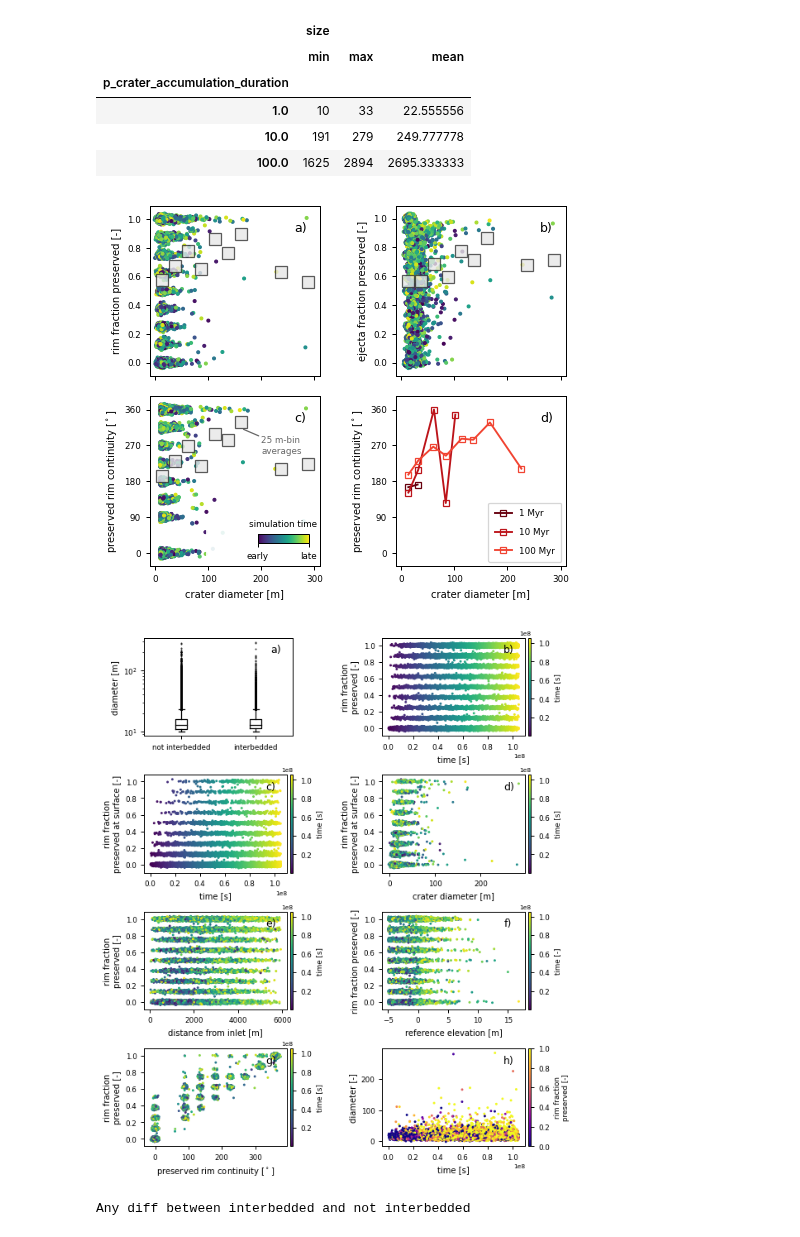
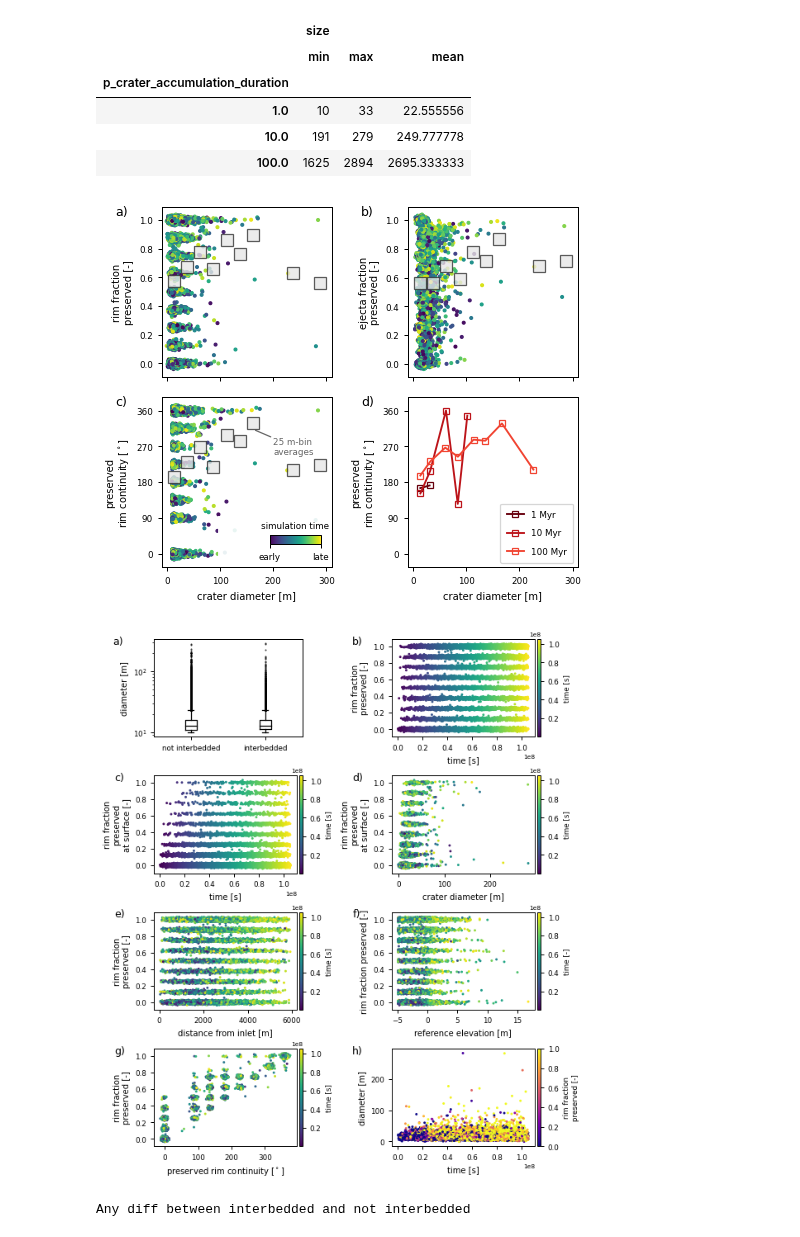
Before and after one commit to amoodie/paper_resources, a Jupyter notebook: Moodie_marscraterreworking/analysis/crater_analysis.ipynb, the cells around one changed output. Saved outputs shown, nothing was run; the diff lists cells and outputs as text; code cells hidden in the pictures.

```diff
--- a/Moodie_marscraterreworking/analysis/crater_analysis.ipynb
+++ b/Moodie_marscraterreworking/analysis/crater_analysis.ipynb
@@ -1177,10 +1192,10 @@ circ = patches.Circle(
     edgecolor='k', facecolor='none', linestyle='-')
 topleft_axs[0].add_patch(circ)
 circ = patches.Arc(
-    (1010, 530), 120, 120, 0, 10, 260,
+    (1010, 530), width=120, height=120, angle=0, theta1=10, theta2=260,
     edgecolor='k', facecolor='none', linestyle='-', lw=3)
 circ2 = patches.Arc(
-    (1010, 530), 120, 120, 0, 260, 10,
+    (1010, 530), width=120, height=120, angle=0, theta1=260, theta2=10,
     edgecolor='k', facecolor='none', linestyle='--', lw=1.5)
 topright_ax.add_patch(circ)
 topright_ax.add_patch(circ2)
@@ -1555,20 +1570,20 @@ print(f"mean channel depth is {np.mean(np.hstack([proximal_depths, distal_depths
 mean channel width is 118 +- 68
 mean channel depth is 7 +- 3
 # %%
-strat.register_section('strike', dm.section.StrikeSection(distance=180))
-strat.register_section('circ', dm.section.CircularSection(radius=3000))
-strat.register_section('bound', dm.section.CircularSection(radius=1400, origin_idx=(0, cube.shape[2]//2)))
+csfd_strat.register_section('strike', dm.section.StrikeSection(distance=180))
+csfd_strat.register_section('circ', dm.section.CircularSection(radius=3000))
+csfd_strat.register_section('bound', dm.section.CircularSection(radius=1400, origin_idx=(0, csfd_strat.shape[2]//2)))
 
 ls = LightSource(azdeg=315, altdeg=45)
-hs = ls.hillshade(np.array(cube['eta'][-1, :, :]).squeeze(), vert_exag=2, dx=10, dy=10)
+hs = ls.hillshade(np.array(csfd_cube['eta'][-1, :, :]).squeeze(), vert_exag=2, dx=10, dy=10)
 
 fig = plt.figure(dpi=90)
 ax0 = fig.add_axes([0.1, 0.55, 0.7, 0.4])
 # cube.quick_show('eta', idx=-1, ticks=True, ax=ax0)
-ax0.imshow(hs, cmap='gray', extent=cube.extent)
+ax0.imshow(hs, cmap='gray', extent=csfd_cube.extent)
 im = ax0.imshow(
-    cube['eta'][-1],
-    extent=cube.extent,
+    csfd_cube['eta'][-1],
+    extent=csfd_cube.extent,
     cmap='cividis', vmin=-3, vmax=5, alpha=0.5)
 cb = dm.plot.append_colorbar(im, ax=ax0)
 cb.ax.tick_params(labelsize=_tick_fontsize)
@@ -1576,10 +1591,10 @@ cb.set_label('elevation [m]', fontsize=_label_fontsize)
 cb.minorticks_off()
 cb.ax.yaxis.offsetText.set_fontsize(_tick_fontsize-1)
 
-strat.sections['circ'].show_trace('k--', ax=ax0)
+csfd_strat.sections['circ'].show_trace('k--', ax=ax0)
 
 patch_list = []
-for index, row in df_log.iterrows():
+for index, row in df_log_csfd.iterrows():
     circ = patches.Circle(
         (row['location_x'], row['location_y']), radius=row['diameter']/2,
         edgecolor='k')
@@ -1589,13 +1604,13 @@ ax0.add_collection(p)
 
 ax1 = fig.add_axes([0.1, 0.3, 0.7, 0.15])
 ax2 = fig.add_axes([0.1, 0.1, 0.7, 0.15])
-strat.sections['circ'].show('time', ax=ax1)
+csfd_strat.sections['circ'].show('time', ax=ax1)
 cb = ax1.collections[-1].colorbar
 cb.ax.tick_params(labelsize=_tick_fontsize)
 cb.set_label('deposit time [s]', fontsize=_label_fontsize)
 cb.ax.yaxis.offsetText.set_fontsize(_tick_fontsize-1)
 
-strat.sections['circ'].show('sandfrac', ax=ax2)
+csfd_strat.sections['circ'].show('sandfrac', ax=ax2)
 cb = ax2.collections[-1].colorbar
 cb.ax.tick_params(labelsize=_tick_fontsize)
 cb.set_label('sand fraction [-]', fontsize=_label_fontsize)
@@ -1837,7 +1848,7 @@ ax[0,0].scatter(
     csfd_interbedded_shuffle['diameter']+x_noise,
     csfd_interbedded_shuffle['rim_frac']+y_noise,
     c=csfd_interbedded_shuffle['crateridx'], marker='.', s=20, alpha=1)
-ax[0,0].set_ylabel('rim fraction preserved [-]', fontsize=_label_fontsize)
+ax[0,0].set_ylabel('rim fraction\npreserved [-]', fontsize=_label_fontsize)
 # ax[0,0].set_xlabel('crater diameter [m]', fontsize=_label_fontsize)
 ax[0,0].set_xlim(-10, 310)
 ax[0,0].plot(
@@ -1847,7 +1858,7 @@ ax[0,1].scatter(
     csfd_interbedded_shuffle['diameter']+x_noise,
     csfd_interbedded_shuffle['ejecta_frac']+y_noise,
     c=csfd_interbedded_shuffle['crateridx'], s=20, marker='.')
-ax[0,1].set_ylabel('ejecta fraction preserved [-]', fontsize=_label_fontsize)
+ax[0,1].set_ylabel('ejecta fraction\npreserved [-]', fontsize=_label_fontsize)
 # ax[0,1].set_xlabel('crater diameter [m]', fontsize=_label_fontsize)
 ax[0,1].set_xlim(-10, 310)
 ax[0,1].plot(
@@ -1857,7 +1868,7 @@ sc = ax[1,0].scatter(
     csfd_interbedded_shuffle['diameter'],
     csfd_interbedded_shuffle['rim_degree_consec']+y_noise*360,
     c=csfd_interbedded_shuffle['crateridx'], s=20, marker='.')
-ax[1,0].set_ylabel('preserved rim continuity [$^\\circ$]', fontsize=_label_fontsize)
+ax[1,0].set_ylabel('preserved\nrim continuity [$^\\circ$]', fontsize=_label_fontsize)
 ax[1,0].set_xlabel('crater diameter [m]', fontsize=_label_fontsize)
 ax[1,0].set_xlim(-10, 310)
 ax[1,0].set_yticks(np.linspace(0, 360, endpoint=True, num=5))
@@ -1903,36 +1914,36 @@ for i, flux_group in enumerate(grp_mean['rim_degree_consec'].index):
     idata_diameter = idata['diameter'][idata_mask].values
     idata_value = idata['rim_degree_consec'][idata_mask].values
     idata_std = grp_std.iloc[i]['rim_degree_consec'][idata_mask].values
 
     ax[1,1].plot(
         idata_diameter,
         idata_value,
         marker='s', mec=cmap(i), linestyle='-', mfc='none', ms=5, color=cmap(i),
         label=f'{flux_group:g} Myr')
 
 ax[1,1].legend(fontsize=_tick_fontsize, loc='lower right', labelspacing=1.1, borderpad=0.75)
 ax[1,1].tick_params(labelsize=_tick_fontsize)
-ax[1,1].set_ylabel('preserved rim continuity [$^\\circ$]', fontsize=_label_fontsize)
+ax[1,1].set_ylabel('preserved\nrim continuity [$^\\circ$]', fontsize=_label_fontsize)
 ax[1,1].set_xlabel('crater diameter [m]', fontsize=_label_fontsize)
 ax[1,1].set_yticks(np.linspace(0, 360, endpoint=True, num=5))
 ax[1,1].set_ylim(ax[1,0].get_ylim())
 ax[1,1].set_xlim(-10, 310)
 
 
 for axi in ax.ravel():
     axi.tick_params(labelsize=_tick_fontsize)
     axi.set_aspect(1.0/axi.get_data_ratio())
 for i, axi in enumerate(ax.ravel()):
-    _panel_labeler(i, axi, x=0.85, y=0.85, color='k')
+    _panel_labeler(i, axi, x=-0.275, y=0.95, color='k')
 
 fig.set_facecolor('none')
 
 fig.savefig(os.path.join(figure_root, 'csfd_preserved_metrics.png'), dpi=300, transparent=False, facecolor='none')
 fig.savefig(os.path.join(figure_root, 'csfd_preserved_metrics.pdf'), dpi=300, transparent=False, facecolor='white')
 
 plt.show()
 # %% [output]
-[figure, old version]
+[figure, new version]
 # %%
 # make a single supplementary figure that ties together a bunch of the points we may want to show
 
@@ -1973,7 +1984,7 @@ sc = ax[1,0].scatter(
     csfd_interbedded_shuffle['time']+x_noise,
     csfd_interbedded_shuffle['rim_frac_sfc']+frac_noise,
     c=csfd_interbedded_shuffle['time'], marker='.', s=7)
-ax[1,0].set_ylabel('rim fraction\npreserved at surface [-]', fontsize=_label_fontsize)
+ax[1,0].set_ylabel('rim fraction\npreserved\nat surface [-]', fontsize=_label_fontsize)
 ax[1,0].set_xlabel('time [s]', fontsize=_label_fontsize)
 ax[1,0].xaxis.offsetText.set_fontsize(_tick_fontsize-1)
 cb = dm.plot.append_colorbar(sc, ax=ax[1,0])
@@ -1985,7 +1996,7 @@ sc = ax[1,1].scatter(
     csfd_interbedded_shuffle['diameter']+diam_noise,
     csfd_interbedded_shuffle['rim_frac_sfc']+frac_noise,
     c=csfd_interbedded_shuffle['time'], marker='.', s=7)
-ax[1,1].set_ylabel('rim fraction\npreserved at surface [-]', fontsize=_label_fontsize)
+ax[1,1].set_ylabel('rim fraction\npreserved\nat surface [-]', fontsize=_label_fontsize)
 ax[1,1].set_xlabel('crater diameter [m]', fontsize=_label_fontsize)
 ax[1,1].xaxis.offsetText.set_fontsize(_tick_fontsize-1)
 cb = dm.plot.append_colorbar(sc, ax=ax[1,1])
@@ -2041,7 +2052,7 @@ sc = ax[3,1].scatter(
     csfd_interbedded_shuffle['time']+time_noise,
     csfd_interbedded_shuffle['diameter']+diam_noise,
     c=csfd_interbedded_shuffle['rim_frac'], marker='.', s=7, cmap='plasma')
-ax[3,1].set_ylabel('diameter [-]', fontsize=_label_fontsize)
+ax[3,1].set_ylabel('diameter [m]', fontsize=_label_fontsize)
 ax[3,1].set_xlabel('time [s]', fontsize=_label_fontsize)
 ax[3,1].tick_params(labelsize=_label_fontsize)
 ax[3,1].xaxis.offsetText.set_fontsize(_tick_fontsize-1)
@@ -2052,7 +2063,7 @@ cb.set_label('rim fraction\npreserved [-]', fontsize=_tick_fontsize)
 
 for i, axi in enumerate(ax.ravel()):
     axi.tick_params(labelsize=_tick_fontsize)
-    _panel_labeler(i, axi, x=0.85, y=0.85, color='k')
+    _panel_labeler(i, axi, x=-0.275, y=0.95, color='k')
 
 fig.set_facecolor('none')
 
@@ -2061,7 +2072,7 @@ fig.savefig(os.path.join(figure_root, 'supp_preserved_total_metrics.pdf'), dpi=3
 
 plt.show()
 # %% [output]
-[figure, old version]
+[figure, new version]
 # %%
 from scipy.stats import ttest_ind
 print('Any diff between interbedded and not interbedded')
```
Also changed, not shown: parts of 36 cells of this notebook.
